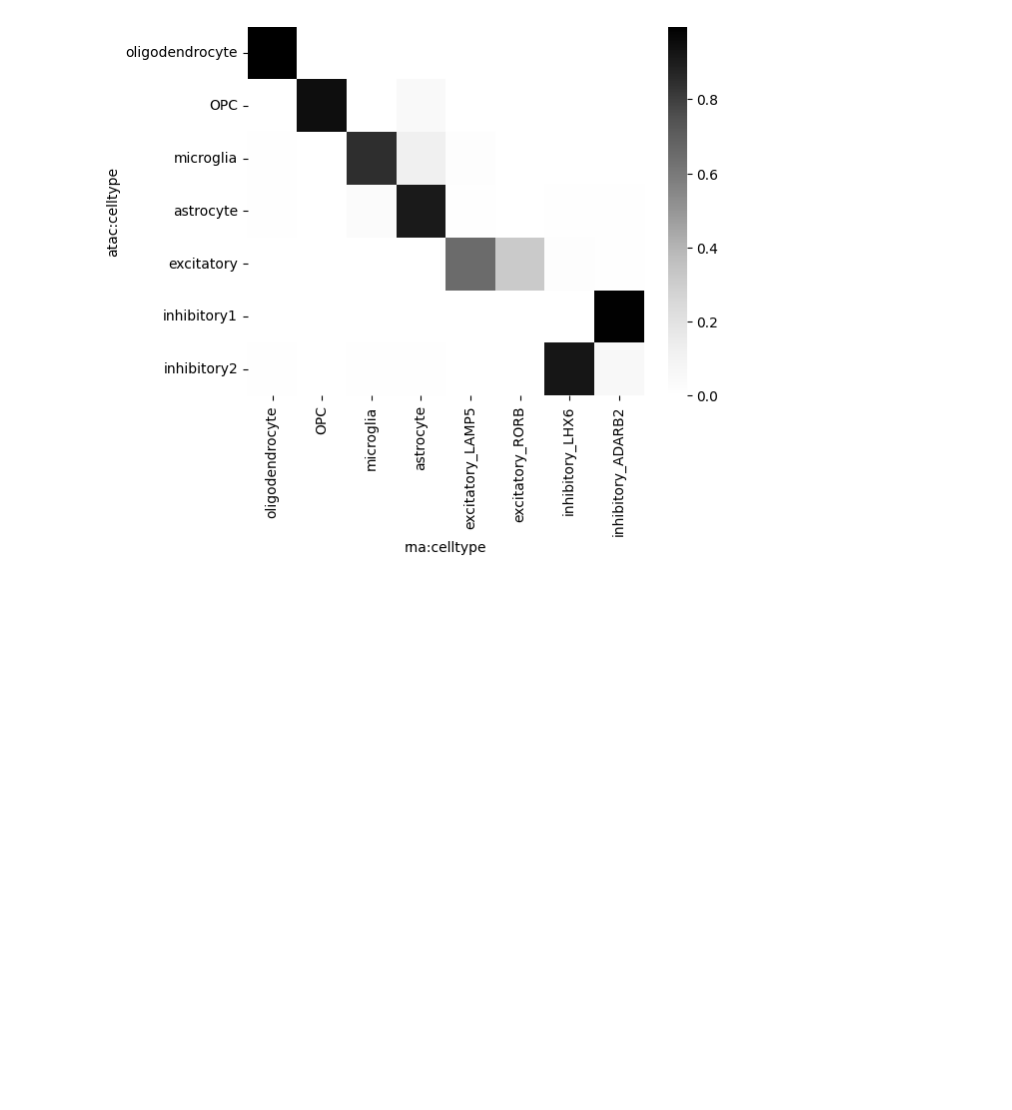
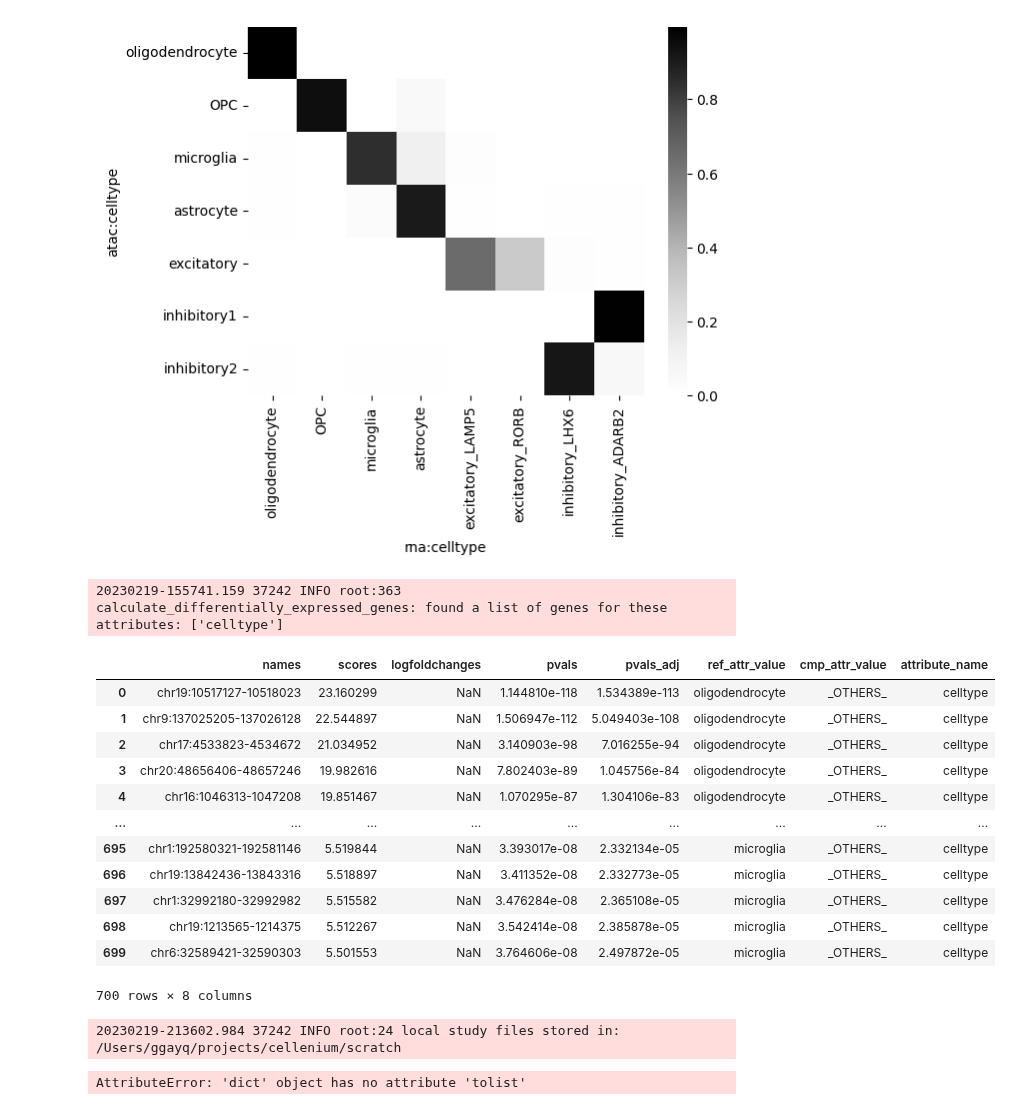
Before and after one commit to Bayer-Group/cellenium, a Jupyter notebook: data_import/public_data/3k_brain_cells.ipynb, the cells around one changed output. Drawn from its saved outputs; the diff is of its cells as text; code cells hidden in the pictures; blank space fills up the shorter version.

Commit message:
modifying the study_import for atac seq

```diff
--- a/data_import/public_data/3k_brain_cells.ipynb
+++ b/data_import/public_data/3k_brain_cells.ipynb
@@ -304,0 +336,38 @@ sns.heatmap(df_wide, cmap="Greys")
+# %%
+atac.uns['files'] = dict(atac.uns['files'])
+atac.uns['atac'] = dict(atac.uns['atac'])
+# %%
+prep.calculate_differential_peaks(atac, ['celltype'])
+# %% [output]
+20230219-155741.159 37242 INFO root:363 calculate_differentially_expressed_genes: found a list of genes for these attributes: ['celltype']
+|  | names | scores | logfoldchanges | pvals | pvals_adj | ref_attr_value | cmp_attr_value | attribute_name |
+| 0 | chr19:10517127-10518023 | 23.160299 | NaN | 1.144810e-118 | 1.534389e-113 | oligodendrocyte | _OTHERS_ | celltype |
+| 1 | chr9:137025205-137026128 | 22.544897 | NaN | 1.506947e-112 | 5.049403e-108 | oligodendrocyte | _OTHERS_ | celltype |
+| 2 | chr17:4533823-4534672 | 21.034952 | NaN | 3.140903e-98 | 7.016255e-94 | oligodendrocyte | _OTHERS_ | celltype |
+| 3 | chr20:48656406-48657246 | 19.982616 | NaN | 7.802403e-89 | 1.045756e-84 | oligodendrocyte | _OTHERS_ | celltype |
+| 4 | chr16:1046313-1047208 | 19.851467 | NaN | 1.070295e-87 | 1.304106e-83 | oligodendrocyte | _OTHERS_ | celltype |
+| ... | ... | ... | ... | ... | ... | ... | ... | ... |
+| 695 | chr1:192580321-192581146 | 5.519844 | NaN | 3.393017e-08 | 2.332134e-05 | microglia | _OTHERS_ | celltype |
+| 696 | chr19:13842436-13843316 | 5.518897 | NaN | 3.411352e-08 | 2.332773e-05 | microglia | _OTHERS_ | celltype |
+| 697 | chr1:32992180-32992982 | 5.515582 | NaN | 3.476284e-08 | 2.365108e-05 | microglia | _OTHERS_ | celltype |
+| 698 | chr19:1213565-1214375 | 5.512267 | NaN | 3.542414e-08 | 2.385878e-05 | microglia | _OTHERS_ | celltype |
+| 699 | chr6:32589421-32590303 | 5.501553 | NaN | 3.764606e-08 | 2.497872e-05 | microglia | _OTHERS_ | celltype |
+700 rows × 8 columns
+# %%
+prep.set_cellenium_metadata(
+    mdata,
+    title='3k Brain Cells Multiomics',
+    description='Frozen human healthy brain tissue provided by 10X Genomics',
+    taxonomy_id=9606,
+    ncit_tissue_ids=['C12439'],
+    mesh_disease_ids=[],
+    X_pseudolayer_name='norm_log_expression',
+    modalities = ['atac','rna'],
+    main_sample_attributes={'atac':['celltype'], 'rna': ['celltype']}
+)
+# %% [output]
+20230219-213602.984 37242 INFO root:24 local study files stored in: /Users/ggayq/projects/cellenium/scratch
+# %%
+mdata.uns['cellenium'].get('import_projections').tolist()
+# %% [output]
+AttributeError: 'dict' object has no attribute 'tolist'
```
Also changed, not shown: parts of 9 cells of this notebook, 2 other files.
